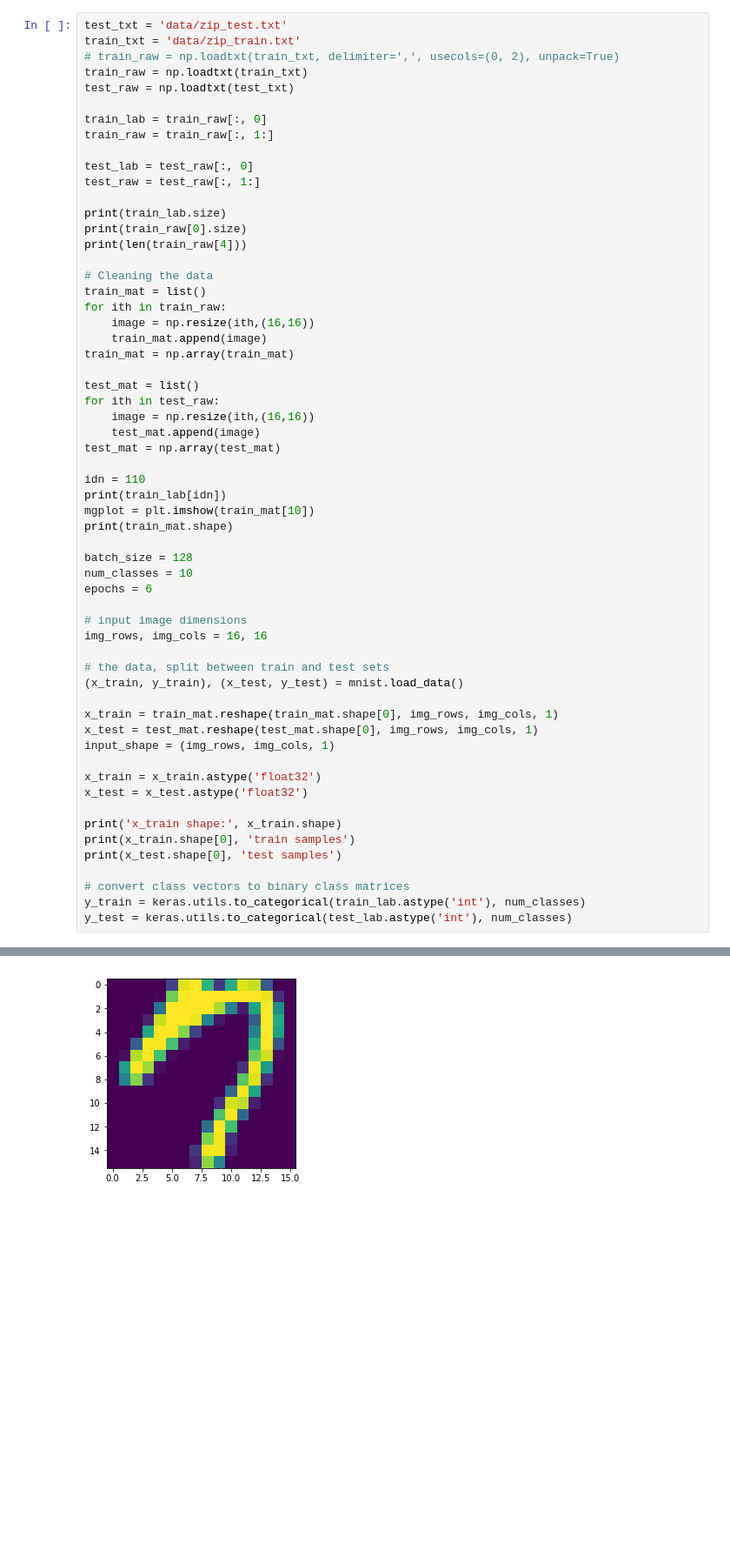
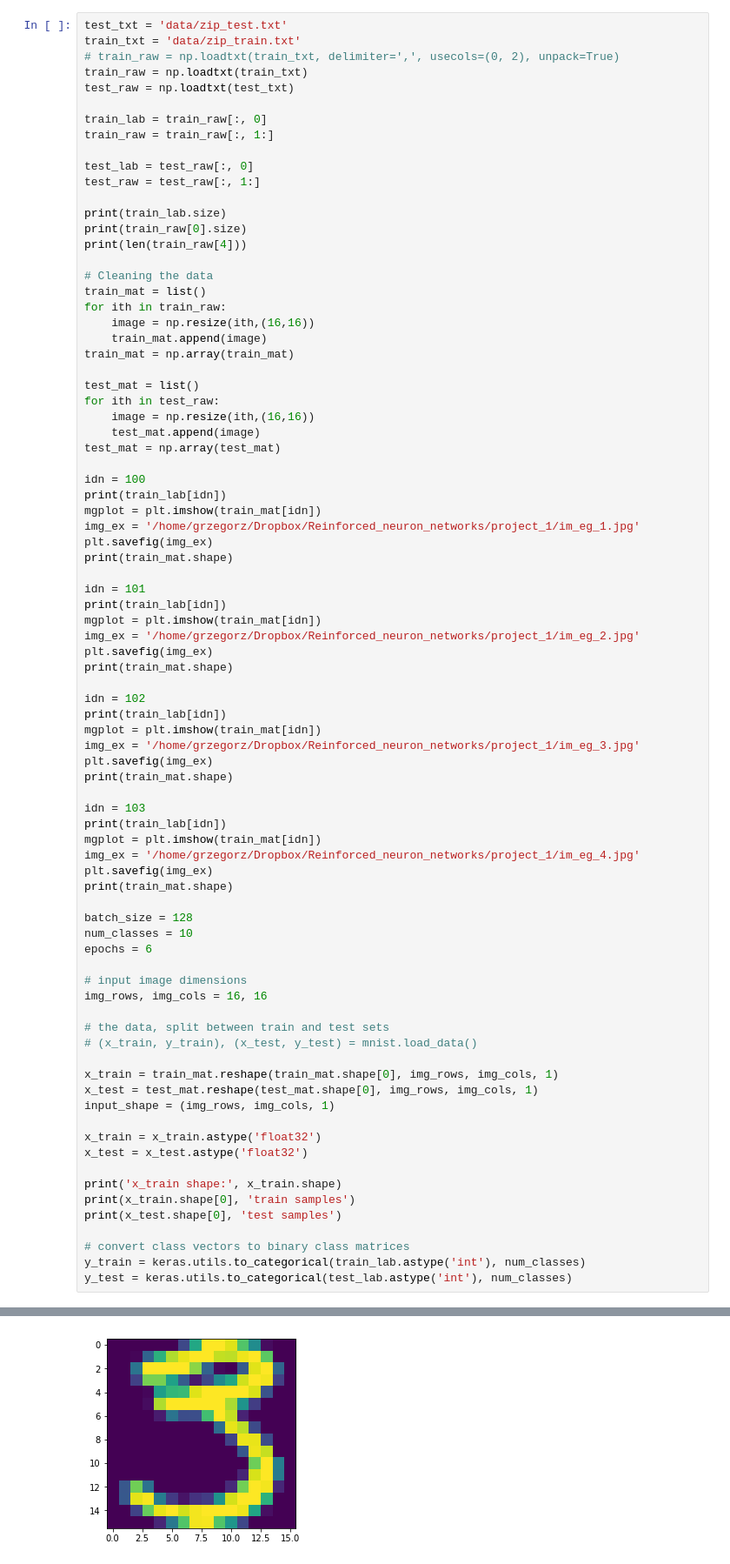
Before and after one commit to g-kakareko/CNN_pr1, a Jupyter notebook: Problem_1.ipynb, the cells around one changed output, grey strips where cells are left out. Shown at 87% size. Saved outputs shown, nothing was run; the diff lists cells and outputs as text; blank space fills up the shorter version.

```diff
--- a/Problem_1.ipynb
+++ b/Problem_1.ipynb
@@ -41,9 +42,32 @@ for ith in test_raw:
     test_mat.append(image)
 test_mat = np.array(test_mat)
 
-idn = 110
+idn = 100
 print(train_lab[idn])
-mgplot = plt.imshow(train_mat[10])
+mgplot = plt.imshow(train_mat[idn])
+img_ex = '/home/grzegorz/Dropbox/Reinforced_neuron_networks/project_1/im_eg_1.jpg'
+plt.savefig(img_ex)
+print(train_mat.shape)
+
+idn = 101
+print(train_lab[idn])
+mgplot = plt.imshow(train_mat[idn])
+img_ex = '/home/grzegorz/Dropbox/Reinforced_neuron_networks/project_1/im_eg_2.jpg'
+plt.savefig(img_ex)
+print(train_mat.shape)
+
+idn = 102
+print(train_lab[idn])
+mgplot = plt.imshow(train_mat[idn])
+img_ex = '/home/grzegorz/Dropbox/Reinforced_neuron_networks/project_1/im_eg_3.jpg'
+plt.savefig(img_ex)
+print(train_mat.shape)
+
+idn = 103
+print(train_lab[idn])
+mgplot = plt.imshow(train_mat[idn])
+img_ex = '/home/grzegorz/Dropbox/Reinforced_neuron_networks/project_1/im_eg_4.jpg'
+plt.savefig(img_ex)
 print(train_mat.shape)
 
 batch_size = 128
@@ -54,7 +78,7 @@ epochs = 6
 img_rows, img_cols = 16, 16
 
 # the data, split between train and test sets
-(x_train, y_train), (x_test, y_test) = mnist.load_data()
+# (x_train, y_train), (x_test, y_test) = mnist.load_data()
 
 x_train = train_mat.reshape(train_mat.shape[0], img_rows, img_cols, 1)
 x_test = test_mat.reshape(test_mat.shape[0], img_rows, img_cols, 1)
@@ -79,7 +109,7 @@ y_test = keras.utils.to_categorical(test_lab.astype('int'), num_classes)
 x_train shape: (7291, 16, 16, 1)
 7291 train samples
 2007 test samples
-[figure, old version]
+[figure, new version]
 # %%
 # Task I –Neural Network Design
 
```
Also changed, not shown: parts of 41 cells of this notebook, 6 other files.
